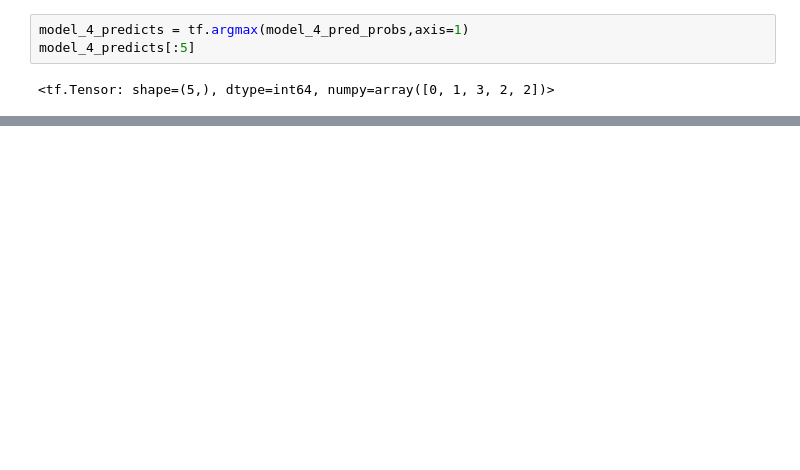
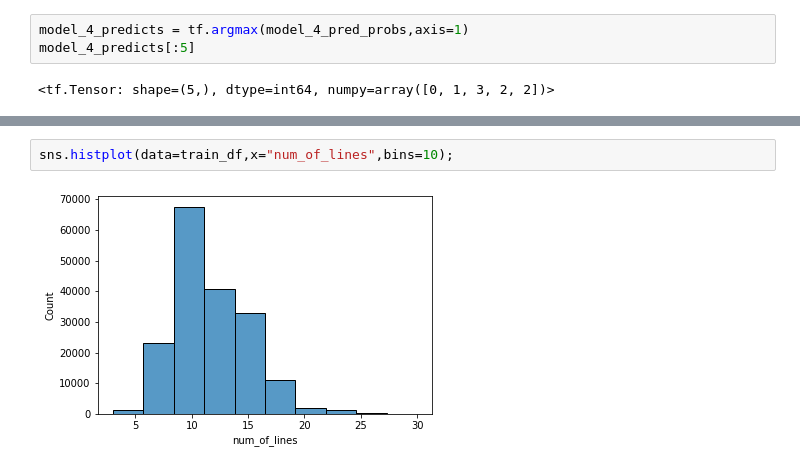
Before and after one commit to bartoszkozakiewicz/DeepLearning, a Jupyter notebook: 09_Skim_Lit_Project.ipynb, the cells around one changed output, grey strips where cells are left out. Drawn from its saved outputs; the diff is of its cells as text; blank space fills up the shorter version.

```diff
--- a/09_Skim_Lit_Project.ipynb
+++ b/09_Skim_Lit_Project.ipynb
@@ -961,0 +1032,4 @@ model_4_results
+# %%
+sns.histplot(data=train_df,x="num_of_lines",bins=10);
+# %% [output]
+[figure, added]
```
Also changed, not shown: parts of 58 cells of this notebook.
